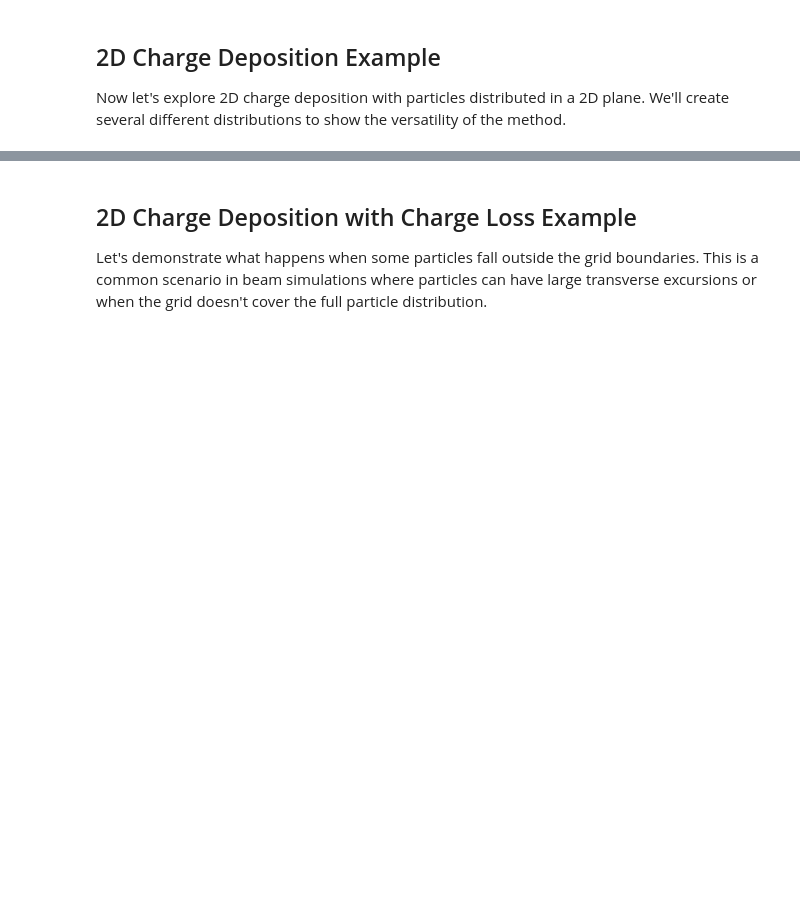
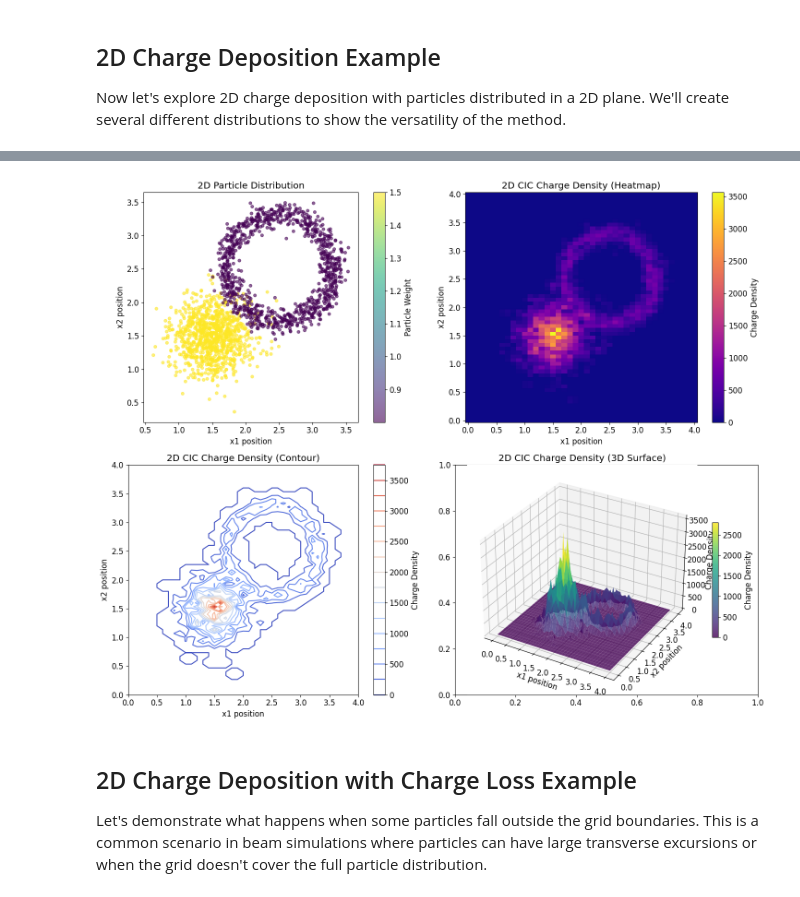
Before and after one commit to desy-ml/cheetah, a Jupyter notebook: docs/examples/charge_deposition_examples.ipynb, the cells around one changed output, grey strips where cells are left out. Saved outputs shown, nothing was run; the diff lists cells and outputs as text; code cells hidden in the pictures; blank space fills up the shorter version.

```diff
--- a/docs/examples/charge_deposition_examples.ipynb
+++ b/docs/examples/charge_deposition_examples.ipynb
@@ -91,18 +113,26 @@ x1_positions = torch.cat([x1_gauss, x1_ring])
 x2_positions = torch.cat([x2_gauss, x2_ring])
 
 # Different weights for each distribution
-weights_2d = torch.cat([
-    torch.ones(n_particles_2d // 2) * 1.5,  # Gaussian particles
-    torch.ones(n_particles_2d // 2) * 0.8   # Ring particles
-])
+weights_2d = torch.cat(
+    [
+        torch.ones(n_particles_2d // 2) * 1.5,  # Gaussian particles
+        torch.ones(n_particles_2d // 2) * 0.8,  # Ring particles
+    ]
+)
 
 # Define 2D grid
 x1_bins = torch.linspace(0, 4, 41)  # 40x60 grid
 x2_bins = torch.linspace(0, 4, 61)
 
 # Perform 2D CIC charge deposition
-charge_density_2d = deposit_charge_cic_2d(x1_positions, x2_positions, x1_bins, x2_bins, weights_2d)
-total_charge_2d = charge_density_2d.sum().item() * (x1_bins[1] - x1_bins[0]) * (x2_bins[1] - x2_bins[0])
+charge_density_2d = cloud_in_cell_charge_deposition_2d(
+    x1_positions, x2_positions, x1_bins, x2_bins, weights_2d
+)
+total_charge_2d = (
+    charge_density_2d.sum().item()
+    * (x1_bins[1] - x1_bins[0])
+    * (x2_bins[1] - x2_bins[0])
+)
 
 print(f"2D Grid shape: {charge_density_2d.shape}")
 print(f"Total charge deposited: {total_charge_2d.sum():.2f}")
@@ -111,48 +146,59 @@ print(f"Charge conservation error: {abs(total_charge_2d.sum() - weights_2d.sum()
 # %%
 # Plot 2D results
 fig, axes = plt.subplots(2, 2, figsize=(15, 12))
 
 # Plot particle positions
-scatter = axes[0, 0].scatter(x1_positions.numpy(), x2_positions.numpy(),
-                           c=weights_2d.numpy(), s=20, alpha=0.6, cmap='viridis')
-axes[0, 0].set_xlabel('x1 position')
-axes[0, 0].set_ylabel('x2 position')
-axes[0, 0].set_title('2D Particle Distribution')
-axes[0, 0].set_aspect('equal')
-plt.colorbar(scatter, ax=axes[0, 0], label='Particle Weight')
+scatter = axes[0, 0].scatter(
+    x1_positions.numpy(),
+    x2_positions.numpy(),
+    c=weights_2d.numpy(),
+    s=20,
+    alpha=0.6,
+    cmap="viridis",
+)
+axes[0, 0].set_xlabel("x1 position")
+axes[0, 0].set_ylabel("x2 position")
+axes[0, 0].set_title("2D Particle Distribution")
+axes[0, 0].set_aspect("equal")
+plt.colorbar(scatter, ax=axes[0, 0], label="Particle Weight")
 
 # Plot charge density as heatmap
-X1_mesh, X2_mesh = torch.meshgrid(x1_bins, x2_bins, indexing='ij')
-im = axes[0, 1].pcolormesh(X1_mesh.numpy(), X2_mesh.numpy(), charge_density_2d.numpy(),
-                          cmap='plasma')
-axes[0, 1].set_xlabel('x1 position')
-axes[0, 1].set_ylabel('x2 position')
-axes[0, 1].set_title('2D CIC Charge Density (Heatmap)')
-axes[0, 1].set_aspect('equal')
-plt.colorbar(im, ax=axes[0, 1], label='Charge Density')
+X1_mesh, X2_mesh = torch.meshgrid(x1_bins, x2_bins, indexing="ij")
+im = axes[0, 1].pcolormesh(
+    X1_mesh.numpy(), X2_mesh.numpy(), charge_density_2d.numpy(), cmap="plasma"
+)
+axes[0, 1].set_xlabel("x1 position")
+axes[0, 1].set_ylabel("x2 position")
+axes[0, 1].set_title("2D CIC Charge Density (Heatmap)")
+axes[0, 1].set_aspect("equal")
+plt.colorbar(im, ax=axes[0, 1], label="Charge Density")
 
 # Plot charge density as contour
-X1, X2 = torch.meshgrid(x1_bins, x2_bins, indexing='ij')
-contour = axes[1, 0].contour(X1.numpy(), X2.numpy(), charge_density_2d.numpy(),
-                            levels=15, cmap='coolwarm')
-axes[1, 0].set_xlabel('x1 position')
-axes[1, 0].set_ylabel('x2 position')
-axes[1, 0].set_title('2D CIC Charge Density (Contour)')
-axes[1, 0].set_aspect('equal')
-plt.colorbar(contour, ax=axes[1, 0], label='Charge Density')
+X1, X2 = torch.meshgrid(x1_bins, x2_bins, indexing="ij")
+contour = axes[1, 0].contour(
+    X1.numpy(), X2.numpy(), charge_density_2d.numpy(), levels=15, cmap="coolwarm"
+)
+axes[1, 0].set_xlabel("x1 position")
+axes[1, 0].set_ylabel("x2 position")
+axes[1, 0].set_title("2D CIC Charge Density (Contour)")
+axes[1, 0].set_aspect("equal")
+plt.colorbar(contour, ax=axes[1, 0], label="Charge Density")
 
 # Plot 3D surface
-ax = fig.add_subplot(224, projection='3d')
-surf = ax.plot_surface(X1.numpy(), X2.numpy(), charge_density_2d.numpy(),
-                      cmap='viridis', alpha=0.8)
-ax.set_xlabel('x1 position')
-ax.set_ylabel('x2 position')
-ax.set_zlabel('Charge Density')
-ax.set_title('2D CIC Charge Density (3D Surface)')
-plt.colorbar(surf, ax=ax, shrink=0.5, label='Charge Density')
+ax = fig.add_subplot(224, projection="3d")
+surf = ax.plot_surface(
+    X1.numpy(), X2.numpy(), charge_density_2d.numpy(), cmap="viridis", alpha=0.8
+)
+ax.set_xlabel("x1 position")
+ax.set_ylabel("x2 position")
+ax.set_zlabel("Charge Density")
+ax.set_title("2D CIC Charge Density (3D Surface)")
+plt.colorbar(surf, ax=ax, shrink=0.5, label="Charge Density")
 
 plt.tight_layout()
 plt.show()
+# %% [output]
+[figure, added]
 # %% [markdown]
 ## 2D Charge Deposition with Charge Loss Example
 
```
Also changed, not shown: parts of 13 cells of this notebook, 1 other file.
